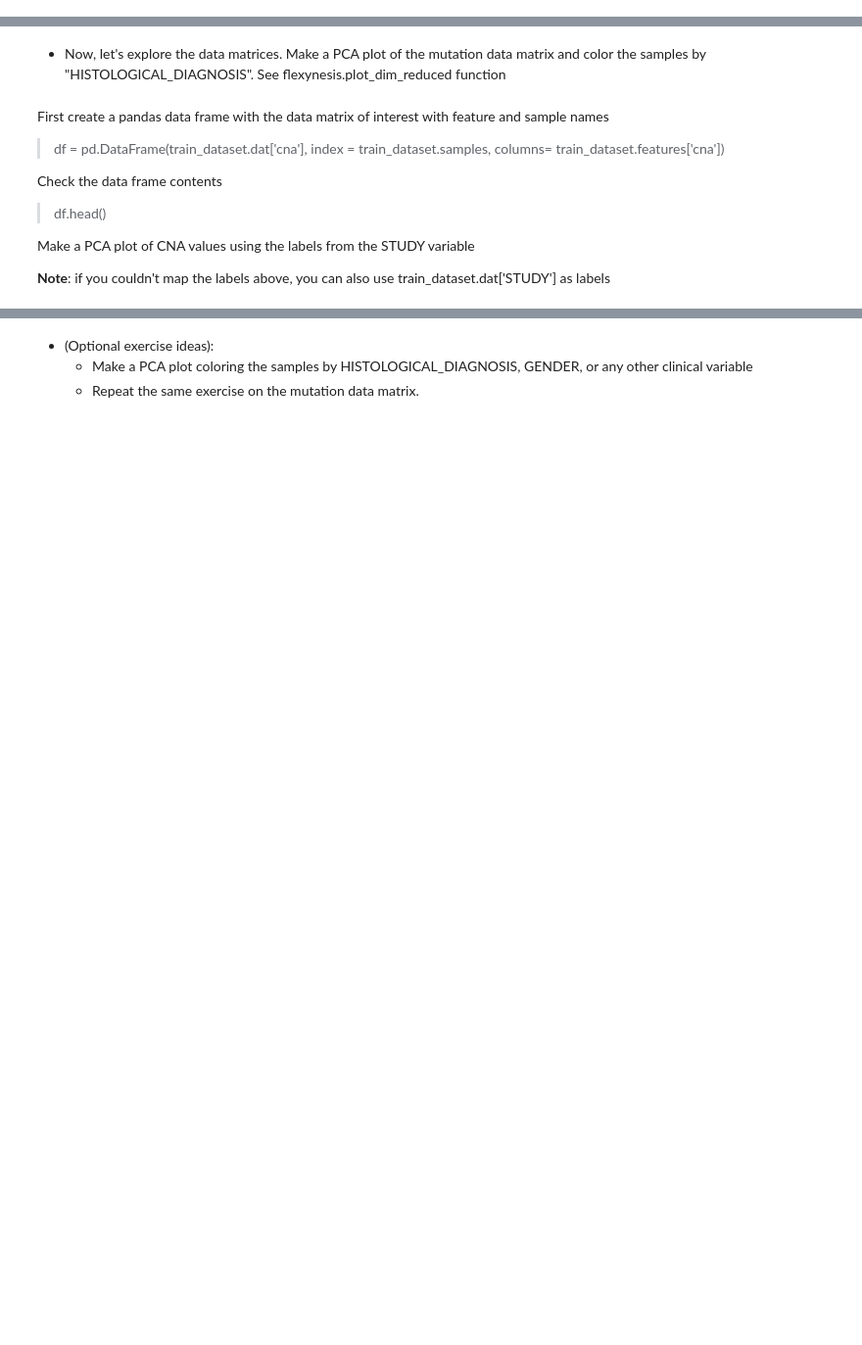
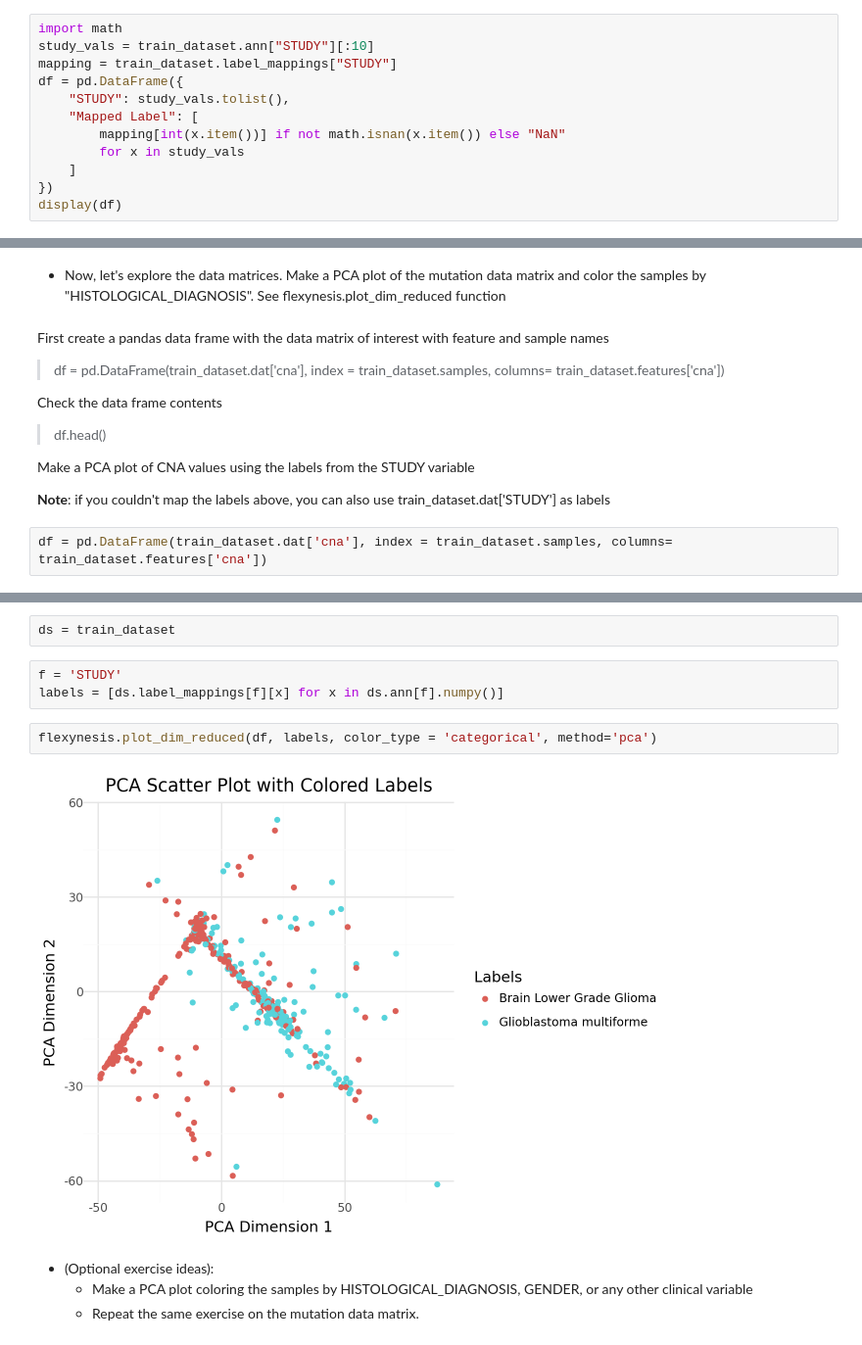
Before and after one commit to theSamurai1997/compgen_course_2025_module3_my_session, a Jupyter notebook: homeworks/hw2/day2_hw_lgg_gbm.ipynb, the cells around one changed output, grey strips where cells are left out. Shown at 98% size. Drawn from its saved outputs; the diff is of its cells as text; blank space fills up the shorter version.

```diff
--- a/homeworks/hw2/day2_hw_lgg_gbm.ipynb
+++ b/homeworks/hw2/day2_hw_lgg_gbm.ipynb
@@ -60,0 +288,12 @@ Print the top 10 values in dataset.ann['STUDY'] and the mapped label values.
+# %%
+import math
+study_vals = train_dataset.ann["STUDY"][:10]
+mapping = train_dataset.label_mappings["STUDY"]
+df = pd.DataFrame({
+    "STUDY": study_vals.tolist(),
+    "Mapped Label": [
+        mapping[int(x.item())] if not math.isnan(x.item()) else "NaN"
+        for x in study_vals
+    ]
+})
+display(df)
@@ -70,3 +321,5 @@ Check the data frame contents
 Make a PCA plot of CNA values using the labels from the STUDY variable
 
 **Note**: if you couldn't map the labels above, you can also use train_dataset.dat['STUDY'] as labels
+# %%
+df = pd.DataFrame(train_dataset.dat['cna'], index = train_dataset.samples, columns= train_dataset.features['cna'])
@@ -73,3 +336,12 @@ Make a PCA plot of CNA values using the labels from the STUDY variable
+# %%
+ds = train_dataset
+# %%
+f = 'STUDY'
+labels = [ds.label_mappings[f][x] for x in ds.ann[f].numpy()]
+# %%
+flexynesis.plot_dim_reduced(df, labels, color_type = 'categorical', method='pca')
+# %% [output]
+[figure, added]
 # %% [markdown]
 - (Optional exercise ideas):
     - Make a PCA plot coloring the samples by HISTOLOGICAL_DIAGNOSIS, GENDER, or any other clinical variable
```
Also changed, not shown: parts of 40 cells of this notebook, 1 other file.
